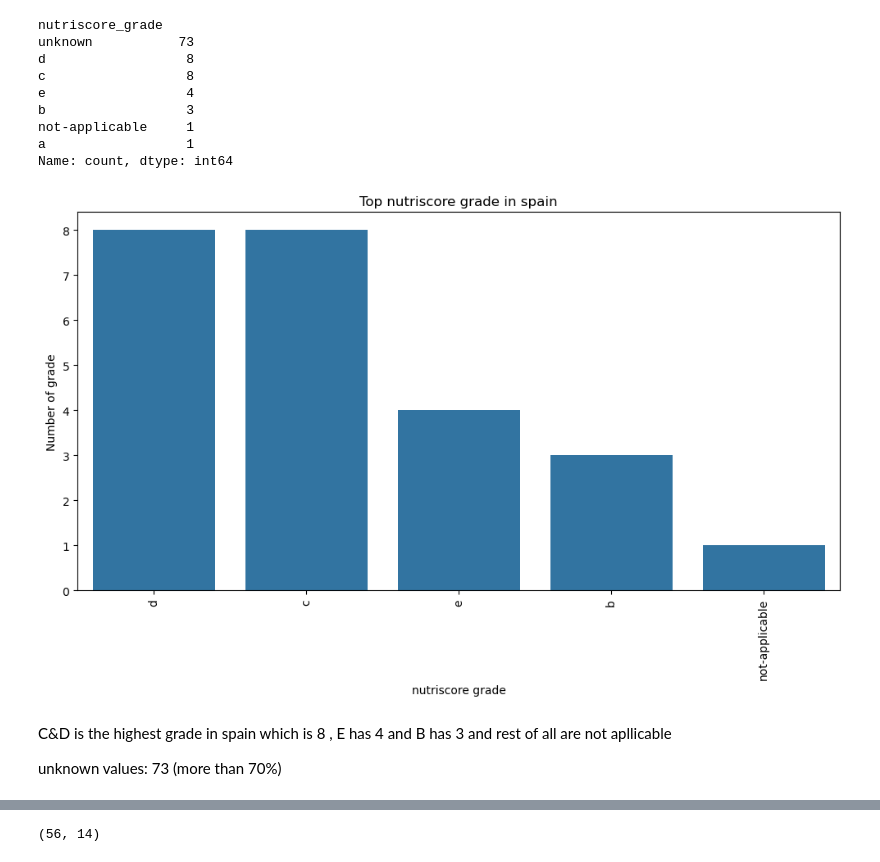
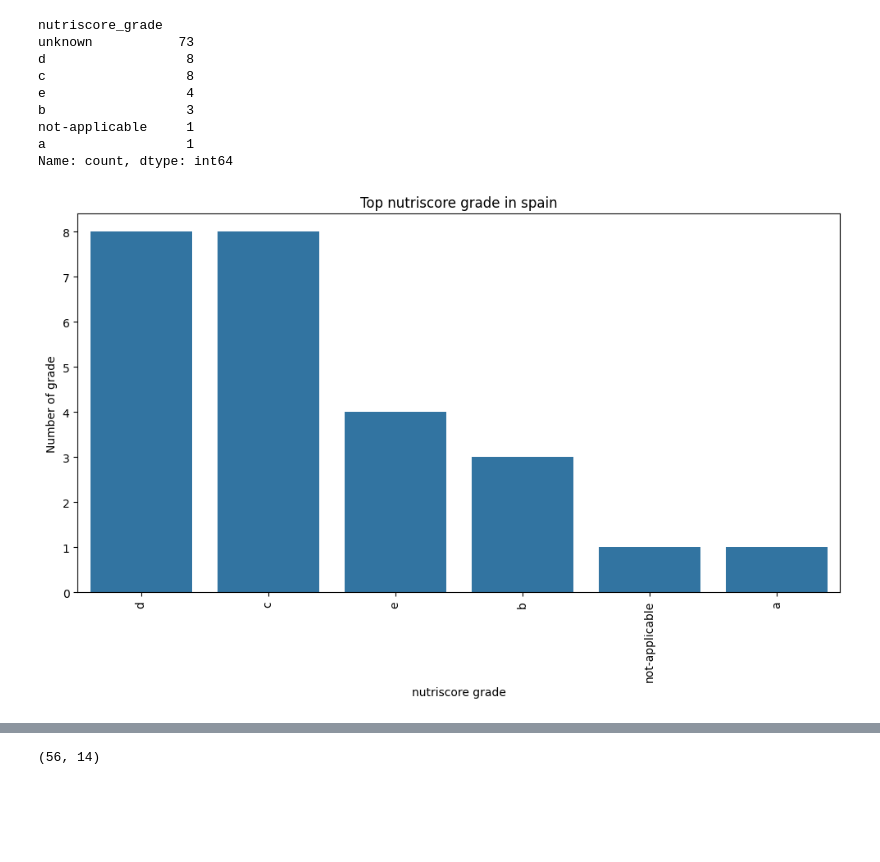
Before and after one commit to Codon-s/cpg-product-intelligence, a Jupyter notebook: SB_schweppes_analysis.ipynb, the cells around one changed output, grey strips where cells are left out. Saved outputs shown, nothing was run; the diff lists cells and outputs as text; code cells hidden in the pictures; blank space fills up the shorter version.

```diff
--- a/SB_schweppes_analysis.ipynb
+++ b/SB_schweppes_analysis.ipynb
@@ -1402,5 +449,3 @@ Name: count, dtype: int64
 spain['categories_tags'].isna().sum()
 # %% [output]
 np.int64(0)
-# %%
-spain['categories_tags']=spain['categories_tags'].str.split(',')
@@ -1528,4 +485,0 @@ spain['packaging_tags'].shape
-# %%
-# Reset spain to original shape (98, 14)
-spain = df[df['countries_tags'] == 'spain'].copy()
-spain.shape
@@ -1570,2 +519,0 @@ Series([], Name: count, dtype: int64)
-# %%
-spain=spain.explode('packaging_tags')
@@ -1767,17 +669,13 @@ a                  1
 Name: count, dtype: int64
 # %%
 top_grade = spain['nutriscore_grade'].value_counts()
-top_grade= top_grade[top_grade.index.str.lower() != 'unknown'].head(5)
+top_grade= top_grade[top_grade.index.str.lower() != 'unknown'].head(6)
 plt.figure(figsize=(12,6))
 sb.barplot(x=top_grade.index, y=top_grade.values)
 plt.xticks(rotation=90)
 plt.xlabel("nutriscore grade")
 plt.ylabel("Number of grade")
 plt.title("Top nutriscore grade in spain")
 plt.show()
 # %% [output]
-[figure, old version]
+[figure, new version]
-# %% [markdown]
-C&D is the highest grade in spain which is 8 , E has 4 and B has 3 and rest of all are not apllicable
-
-unknown values: 73 (more than 70%)
```
Also changed, not shown: parts of 272 cells of this notebook.
